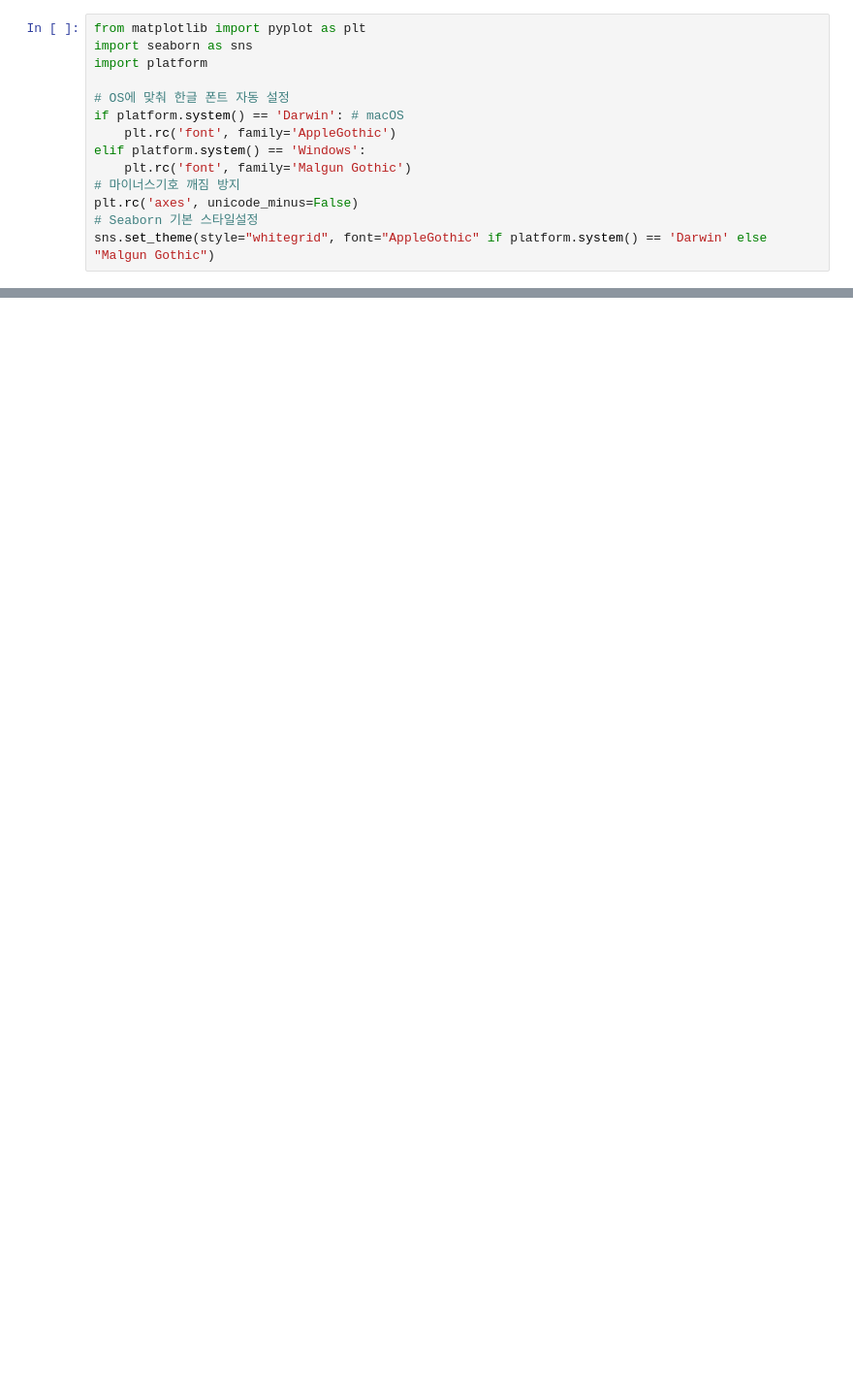
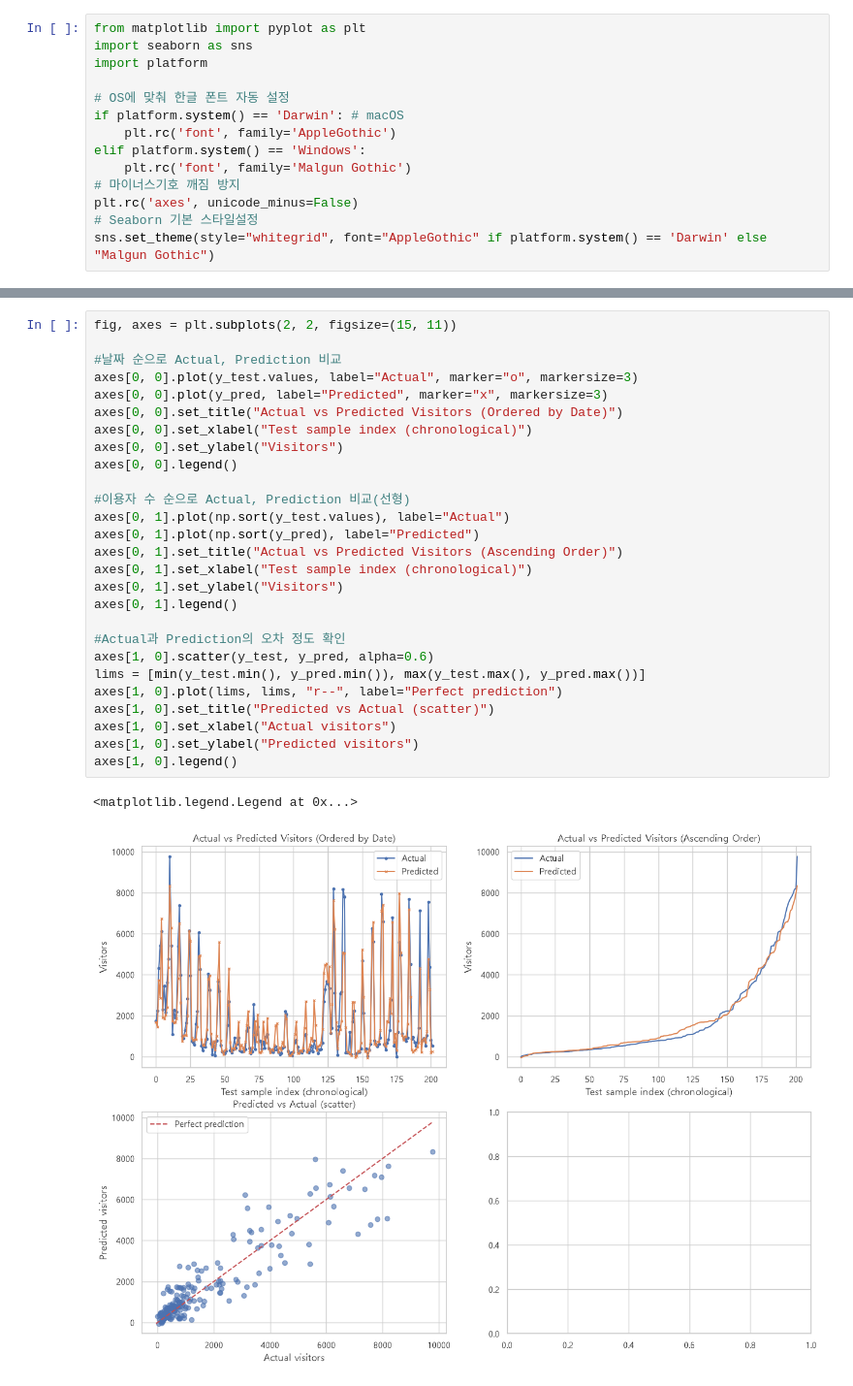
Before and after one commit to cmry9775/module_project-1-, a Jupyter notebook: model_selection.ipynb, the cells around one changed output, grey strips where cells are left out. Shown at 97% size. Saved outputs shown, nothing was run; the diff lists cells and outputs as text; blank space fills up the shorter version.

```diff
--- a/model_selection.ipynb
+++ b/model_selection.ipynb
@@ -153,0 +335,30 @@ ax.invert_yaxis()
+# %%
+fig, axes = plt.subplots(2, 2, figsize=(15, 11))
+
+#날짜 순으로 Actual, Prediction 비교
+axes[0, 0].plot(y_test.values, label="Actual", marker="o", markersize=3)
+axes[0, 0].plot(y_pred, label="Predicted", marker="x", markersize=3)
+axes[0, 0].set_title("Actual vs Predicted Visitors (Ordered by Date)")
+axes[0, 0].set_xlabel("Test sample index (chronological)")
+axes[0, 0].set_ylabel("Visitors")
+axes[0, 0].legend()
+
+#이용자 수 순으로 Actual, Prediction 비교(선형)
+axes[0, 1].plot(np.sort(y_test.values), label="Actual")
+axes[0, 1].plot(np.sort(y_pred), label="Predicted")
+axes[0, 1].set_title("Actual vs Predicted Visitors (Ascending Order)")
+axes[0, 1].set_xlabel("Test sample index (chronological)")
+axes[0, 1].set_ylabel("Visitors")
+axes[0, 1].legend()
+
+#Actual과 Prediction의 오차 정도 확인
+axes[1, 0].scatter(y_test, y_pred, alpha=0.6)
+lims = [min(y_test.min(), y_pred.min()), max(y_test.max(), y_pred.max())]
+axes[1, 0].plot(lims, lims, "r--", label="Perfect prediction")
+axes[1, 0].set_title("Predicted vs Actual (scatter)")
+axes[1, 0].set_xlabel("Actual visitors")
+axes[1, 0].set_ylabel("Predicted visitors")
+axes[1, 0].legend()
+# %% [output]
+<matplotlib.legend.Legend at 0x...>
+[figure, added]
```
Also changed, not shown: parts of 9 cells of this notebook, 20 other files.
